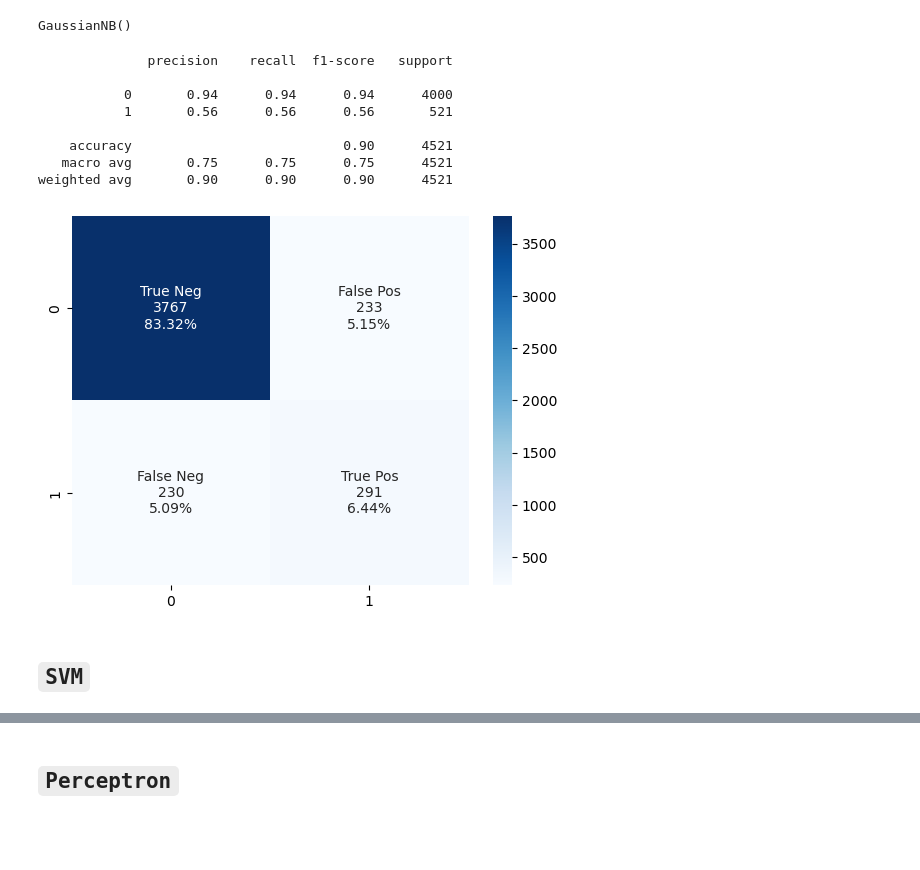
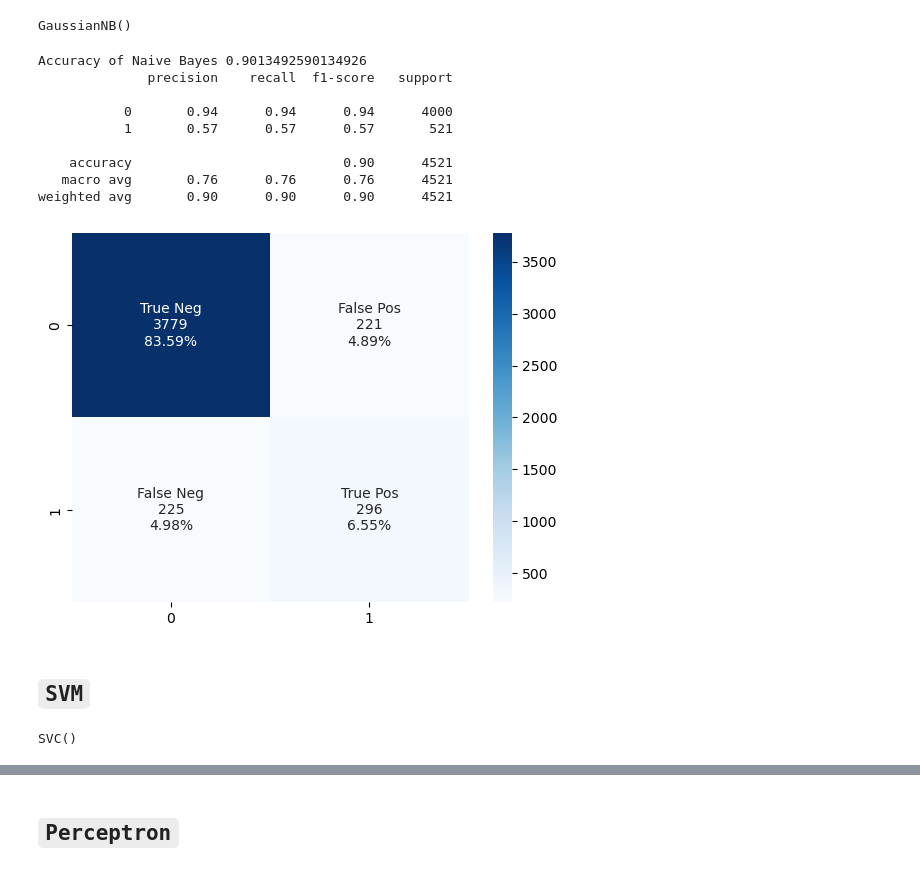
Before and after one commit to accesable/ML_Final, a Jupyter notebook: code/main.ipynb, the cells around one changed output, grey strips where cells are left out. Saved outputs shown, nothing was run; the diff lists cells and outputs as text; code cells hidden in the pictures; blank space fills up the shorter version.

```diff
--- a/code/main.ipynb
+++ b/code/main.ipynb
@@ -337,18 +345,26 @@ GNB.fit(X_train, y_train)
 GaussianNB()
 # %%
 y_GNB_pred = DT.predict(X_test.values)
+accuracy_GNB_before_improve = accuracy_score(y_test, y_GNB_pred)
+print("Accuracy of Naive Bayes",accuracy_GNB_before_improve)
 print(classification_report(y_test, y_GNB_pred))
 make_confusion_matrix (confusion_matrix(y_test, y_GNB_pred))
 # %% [output]
+Accuracy of Naive Bayes 0.9013492590134926
               precision    recall  f1-score   support
 
            0       0.94      0.94      0.94      4000
-           1       0.56      0.56      0.56       521
+           1       0.57      0.57      0.57       521
 
     accuracy                           0.90      4521
-   macro avg       0.75      0.75      0.75      4521
+   macro avg       0.76      0.76      0.76      4521
 weighted avg       0.90      0.90      0.90      4521
-[figure, old version]
+[figure, new version]
 # %% [markdown]
 ## `SVM`
+# %%
+svm = SVC()
+svm.fit(X_train, y_train)
+# %% [output]
+SVC()
 # %%
```
Also changed, not shown: parts of 29 cells of this notebook.
